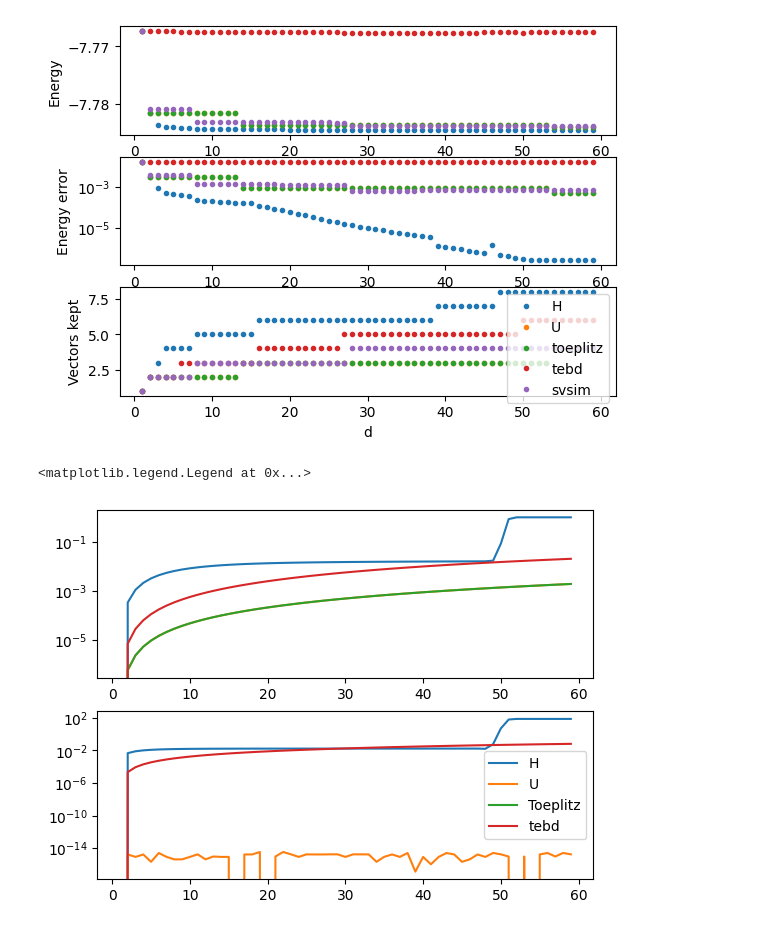
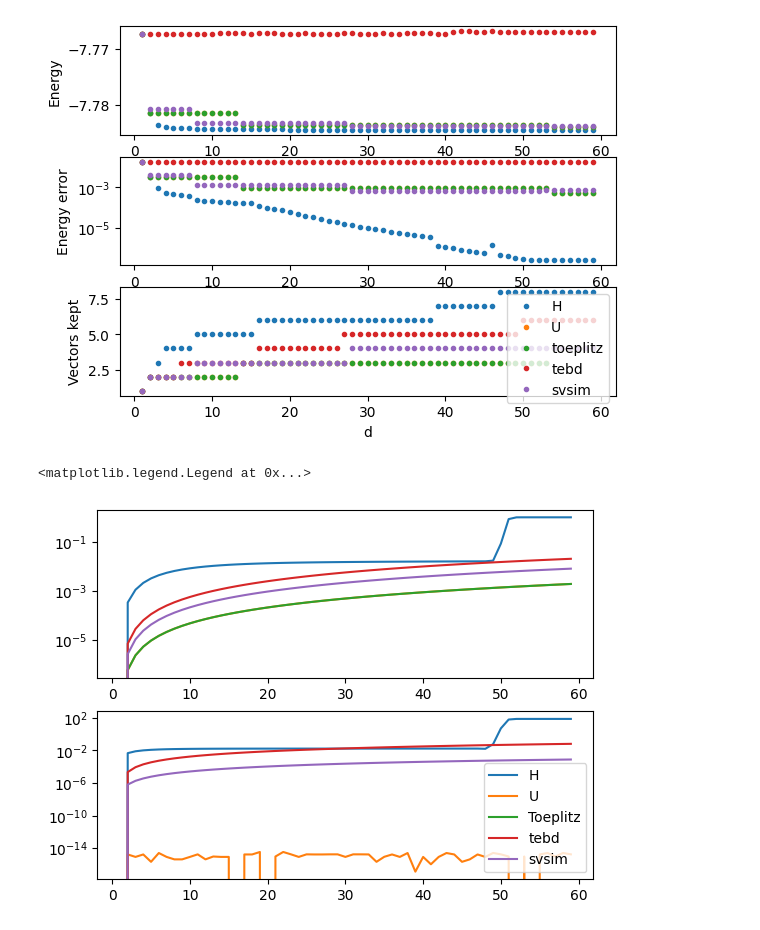
Before and after one commit to bdalfavero/krylov_new, a Jupyter notebook: lih_plots.ipynb, the cells around one changed output. Drawn from its saved outputs; the diff is of its cells as text; code cells hidden in the pictures.

```diff
--- a/lih_plots.ipynb
+++ b/lih_plots.ipynb
@@ -85,26 +85,30 @@ overlaps_h = np.abs(1 - np.abs(s_h[0, :-1]) ** 2)
 overlaps_u = np.abs(1 - np.abs(s_u[0, :-1]) ** 2)
 overlaps_toeplitz = np.abs(1 - np.abs(s_toeplitz[0, :-1]) ** 2)
 overlaps_tebd = np.abs(1 - np.abs(s_tebd[0, :-1]) ** 2)
+overlaps_svsim = np.abs(1 - np.abs(s_svsim[0, :-1]) ** 2)
 
 diag_energy_h = np.abs(np.diag(h_h)[:-1] - h_h[0, 0])
 diag_energy_u = np.abs(np.diag(h_u)[:-1] - h_u[0, 0])
 diag_energy_toeplitz = np.abs(np.diag(h_toeplitz)[:-1] - h_toeplitz[0, 0])
 diag_energy_tebd = np.abs(np.diag(h_tebd)[:-1] - h_tebd[0, 0])
+diag_energy_svsim = np.abs(np.diag(h_svsim)[:-1] - h_svsim[0, 0])
 # %%
 fig2, ax2 = plt.subplots(2, 1)
 ax2[0].plot(ds_h, overlaps_h, label="H")
 ax2[0].plot(ds_u, overlaps_u, label="U")
 ax2[0].plot(ds_toeplitz, overlaps_toeplitz, label="Toeplitz")
 ax2[0].plot(ds_tebd, overlaps_tebd, label="tebd")
+ax2[0].plot(ds_svsim, overlaps_svsim, label="svsim")
 ax2[0].set_yscale("log")
 
 ax2[1].plot(ds_h, diag_energy_h, label="H")
 ax2[1].plot(ds_u, diag_energy_u, label="U")
 ax2[1].plot(ds_toeplitz, diag_energy_toeplitz, label="Toeplitz")
 ax2[1].plot(ds_tebd, diag_energy_tebd, label="tebd")
+ax2[1].plot(ds_svsim, diag_energy_svsim, label="svsim")
 ax2[1].set_yscale("log")
 
 plt.legend()
 # %% [output]
 <matplotlib.legend.Legend at 0x...>
-[figure, old version]
+[figure, new version]
```
Also changed, not shown: 1 other file.
